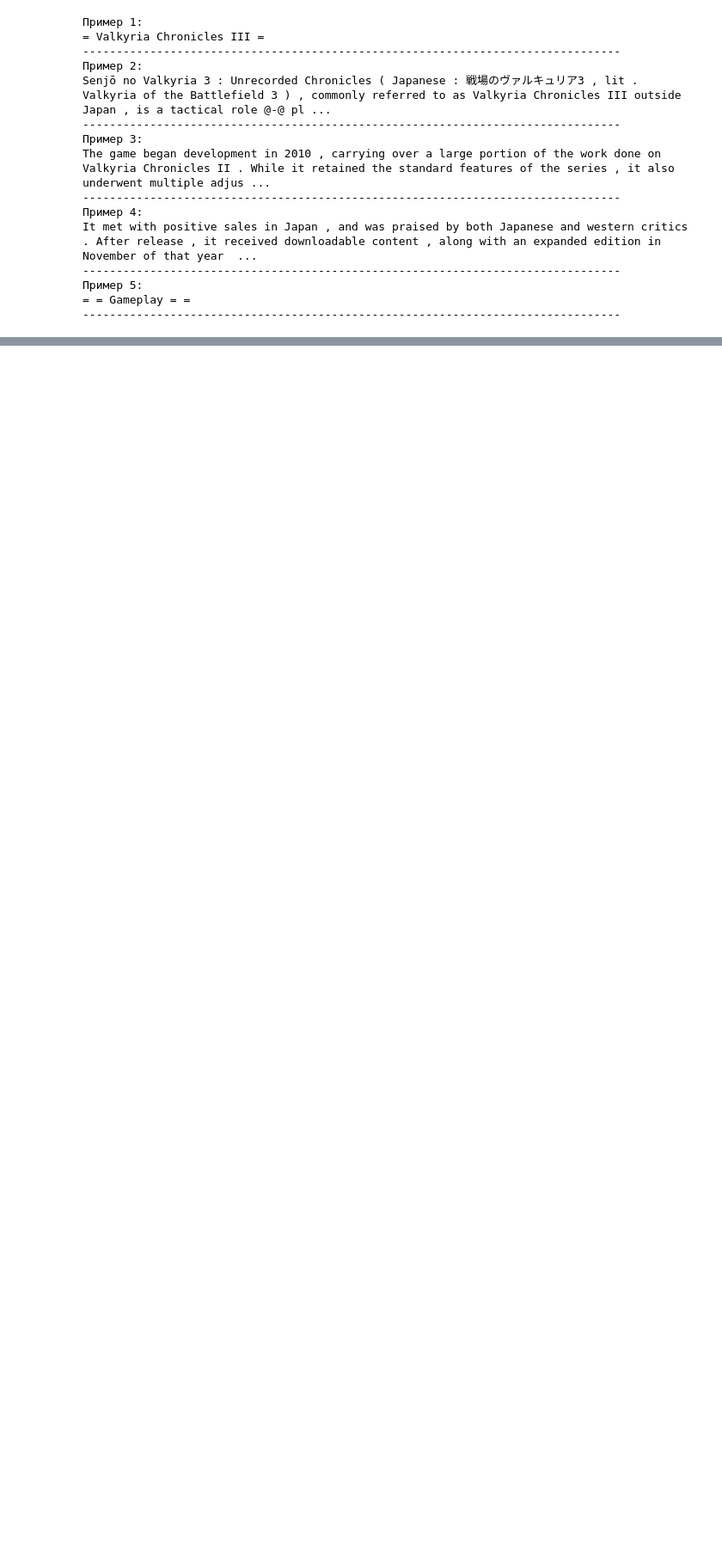
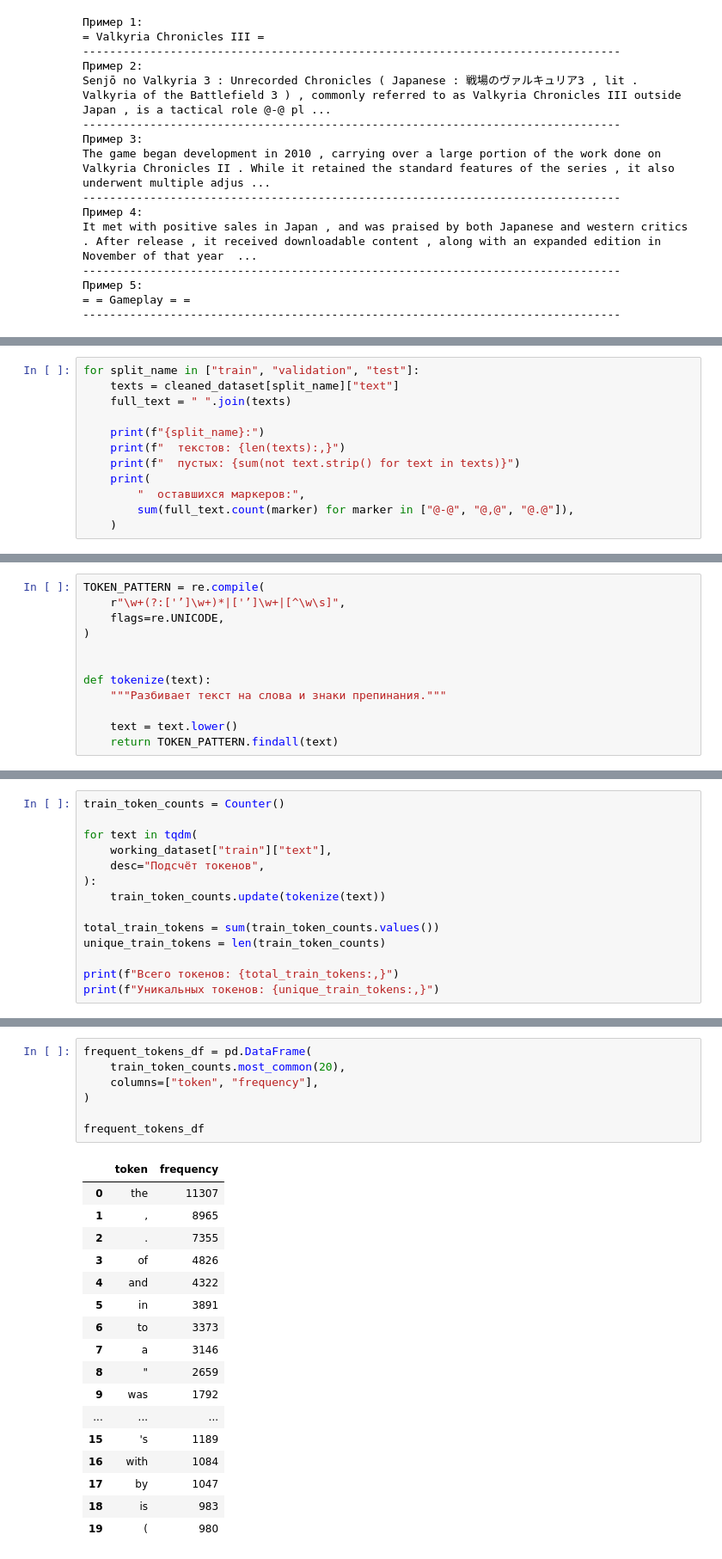
Before and after one commit to Tuinf1/03_ltsm_text_auto-completion-1_project-, a Jupyter notebook: 01_work_test.ipynb, the cells around one changed output, grey strips where cells are left out. Shown at 86% size. Cells and saved outputs as stored; diff of their text form; blank space fills up the shorter version.

```diff
--- a/01_work_test.ipynb
+++ b/01_work_test.ipynb
@@ -308,0 +618,12 @@ statistics_df
+# %%
+for split_name in ["train", "validation", "test"]:
+    texts = cleaned_dataset[split_name]["text"]
+    full_text = " ".join(texts)
+
+    print(f"{split_name}:")
+    print(f"  текстов: {len(texts):,}")
+    print(f"  пустых: {sum(not text.strip() for text in texts)}")
+    print(
+        "  оставшихся маркеров:",
+        sum(full_text.count(marker) for marker in ["@-@", "@,@", "@.@"]),
+    )
@@ -308,0 +696,12 @@ statistics_df
+# %%
+TOKEN_PATTERN = re.compile(
+    r"\w+(?:['’]\w+)*|['’]\w+|[^\w\s]",
+    flags=re.UNICODE,
+)
+
+
+def tokenize(text):
+    """Разбивает текст на слова и знаки препинания."""
+
+    text = text.lower()
+    return TOKEN_PATTERN.findall(text)
@@ -308,0 +755,14 @@ statistics_df
+# %%
+train_token_counts = Counter()
+
+for text in tqdm(
+    working_dataset["train"]["text"],
+    desc="Подсчёт токенов",
+):
+    train_token_counts.update(tokenize(text))
+
+total_train_tokens = sum(train_token_counts.values())
+unique_train_tokens = len(train_token_counts)
+
+print(f"Всего токенов: {total_train_tokens:,}")
+print(f"Уникальных токенов: {unique_train_tokens:,}")
@@ -308,0 +774,25 @@ statistics_df
+# %%
+frequent_tokens_df = pd.DataFrame(
+    train_token_counts.most_common(20),
+    columns=["token", "frequency"],
+)
+
+frequent_tokens_df
+# %% [output]
+|  | token | frequency |
+| 0 | the | 11307 |
+| 1 | , | 8965 |
+| 2 | . | 7355 |
+| 3 | of | 4826 |
+| 4 | and | 4322 |
+| 5 | in | 3891 |
+| 6 | to | 3373 |
+| 7 | a | 3146 |
+| 8 | " | 2659 |
+| 9 | was | 1792 |
+| ... | ... | ... |
+| 15 | 's | 1189 |
+| 16 | with | 1084 |
+| 17 | by | 1047 |
+| 18 | is | 983 |
+| 19 | ( | 980 |
```
Also changed, not shown: parts of 78 cells of this notebook, 1 other file.
